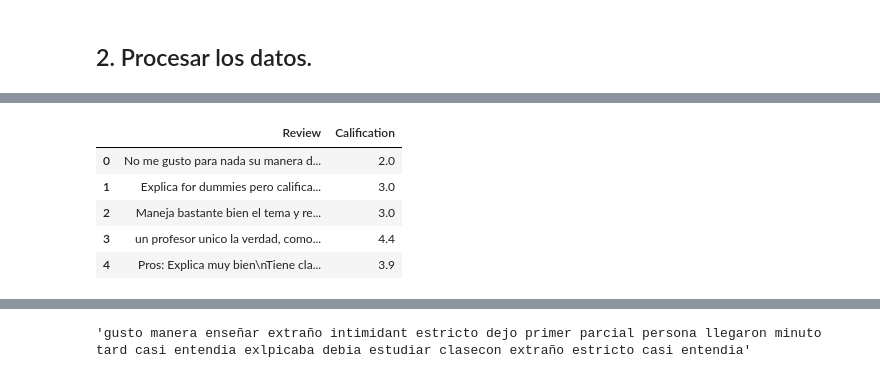
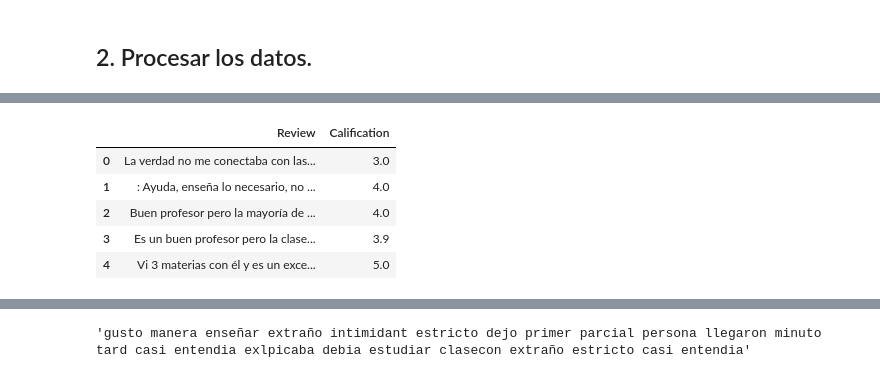
Before and after one commit to Juanchobanano/LosEstudiantes, a Jupyter notebook: LosEstudiantes WebScraping.ipynb, the cells around one changed output, grey strips where cells are left out. Saved outputs shown, nothing was run; the diff lists cells and outputs as text; code cells hidden in the pictures.

```diff
--- a/LosEstudiantes WebScraping.ipynb
+++ b/LosEstudiantes WebScraping.ipynb
@@ -124,13 +157,13 @@ import numpy as np
 import matplotlib.pyplot as plt
 import pandas as pd
 # %%
-dataset = pd.read_csv("./opiniones3.csv")
+dataset = pd.read_csv("./opiniones4.csv")
 dataset.drop("Unnamed: 0", axis = 1, inplace = True)
 dataset.head()
 # %% [output]
 |  | Review | Calification |
-| 0 | No me gusto para nada su manera d... | 2.0 |
-| 1 | Explica for dummies pero califica... | 3.0 |
-| 2 | Maneja bastante bien el tema y re... | 3.0 |
-| 3 | un profesor unico la verdad, como... | 4.4 |
-| 4 | Pros: Explica muy bien\nTiene cla... | 3.9 |
+| 0 | La verdad no me conectaba con las... | 3.0 |
+| 1 | : Ayuda, enseña lo necesario, no ... | 4.0 |
+| 2 | Buen profesor pero la mayoría de ... | 4.0 |
+| 3 | Es un buen profesor pero la clase... | 3.9 |
+| 4 | Vi 3 materias con él y es un exce... | 5.0 |
```
Also changed, not shown: parts of 10 cells of this notebook, 1 other file.
